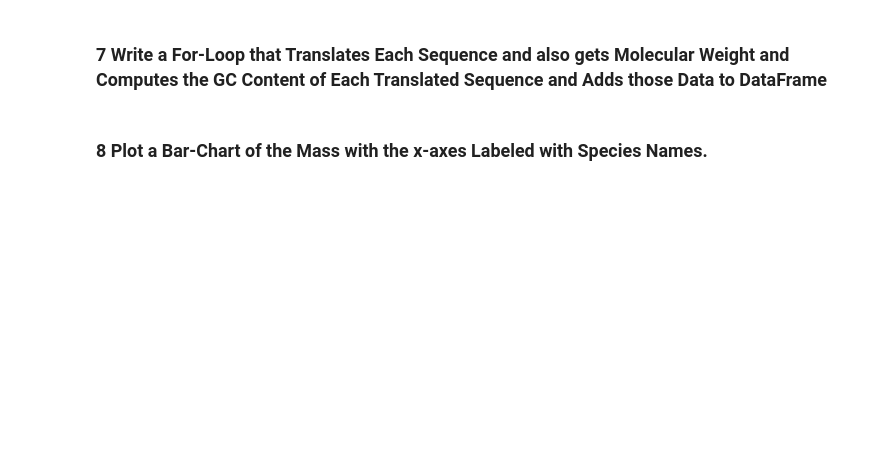
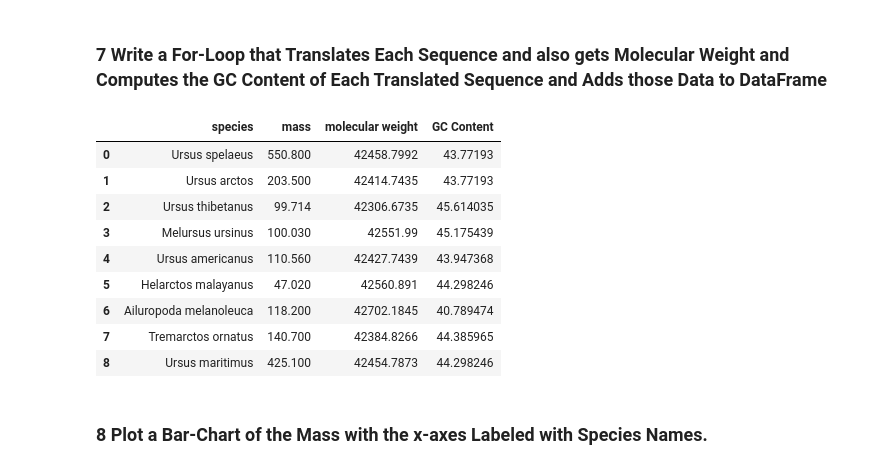
Before and after one commit to msodders/Python_Homework_Sodders21, a Jupyter notebook: Sodders Homework.ipynb, the cells around one changed output. Saved outputs shown, nothing was run; the diff lists cells and outputs as text; code cells hidden in the pictures; blank space fills up the shorter version.

```diff
--- a/Sodders Homework.ipynb
+++ b/Sodders Homework.ipynb
@@ -74,3 +81,9 @@ def Alt_translate(string_nucleotides):
+# %%
+def biopython_translate(DNA_nucleotides):                                    #Define function and input needs
+    aminoacid_seq = ""                                                       #Make empty string for amino acids to go
+    aminoacid_seq=Seq.translate(DNA_nucleotides, table=2, to_stop=True)      #Makes the codons, stops at stop sequence
+    return aminoacid_seq                                                     #Output is an amino acid sequence
+#https://biopython.readthedocs.io/en/latest/Tutorial/chapter_seq_objects.html
 # %% [markdown]
 ### 4 Write a Function that Calculates the Molecular Weight of each Amino Acid Sequence.
 # %%
@@ -87,4 +162,25 @@ species_list = list(bears_df.species)
 # %% [markdown]
 ### 7 Write a For-Loop that Translates Each Sequence and also gets Molecular Weight and Computes the GC Content of Each Translated Sequence and Adds those Data to DataFrame
+# %%
+row=0
+for i in bears_df_copy.species:
+    aa_sequence= biopython_translate(str(cytb_seqs[i]))
+    GC_con = gc_calc(str(cytb_seqs[i]))
+    mol_weight = molecular_weight_calc(aa_sequence)
+    bears_df_copy.loc[row, 'GC Content'] = GC_con
+    bears_df_copy.loc[row, 'molecular weight'] = mol_weight
+    row += 1
+bears_df_copy
+# %% [output]
+|  | species | mass | molecular weight | GC Content |
+| 0 | Ursus spelaeus | 550.800 | 42458.7992 | 43.77193 |
+| 1 | Ursus arctos | 203.500 | 42414.7435 | 43.77193 |
+| 2 | Ursus thibetanus | 99.714 | 42306.6735 | 45.614035 |
+| 3 | Melursus ursinus | 100.030 | 42551.99 | 45.175439 |
+| 4 | Ursus americanus | 110.560 | 42427.7439 | 43.947368 |
+| 5 | Helarctos malayanus | 47.020 | 42560.891 | 44.298246 |
+| 6 | Ailuropoda melanoleuca | 118.200 | 42702.1845 | 40.789474 |
+| 7 | Tremarctos ornatus | 140.700 | 42384.8266 | 44.385965 |
+| 8 | Ursus maritimus | 425.100 | 42454.7873 | 44.298246 |
 # %% [markdown]
 ### 8 Plot a Bar-Chart of the Mass with the x-axes Labeled with Species Names.
```
Also changed, not shown: parts of 21 cells of this notebook, 3 other files.
